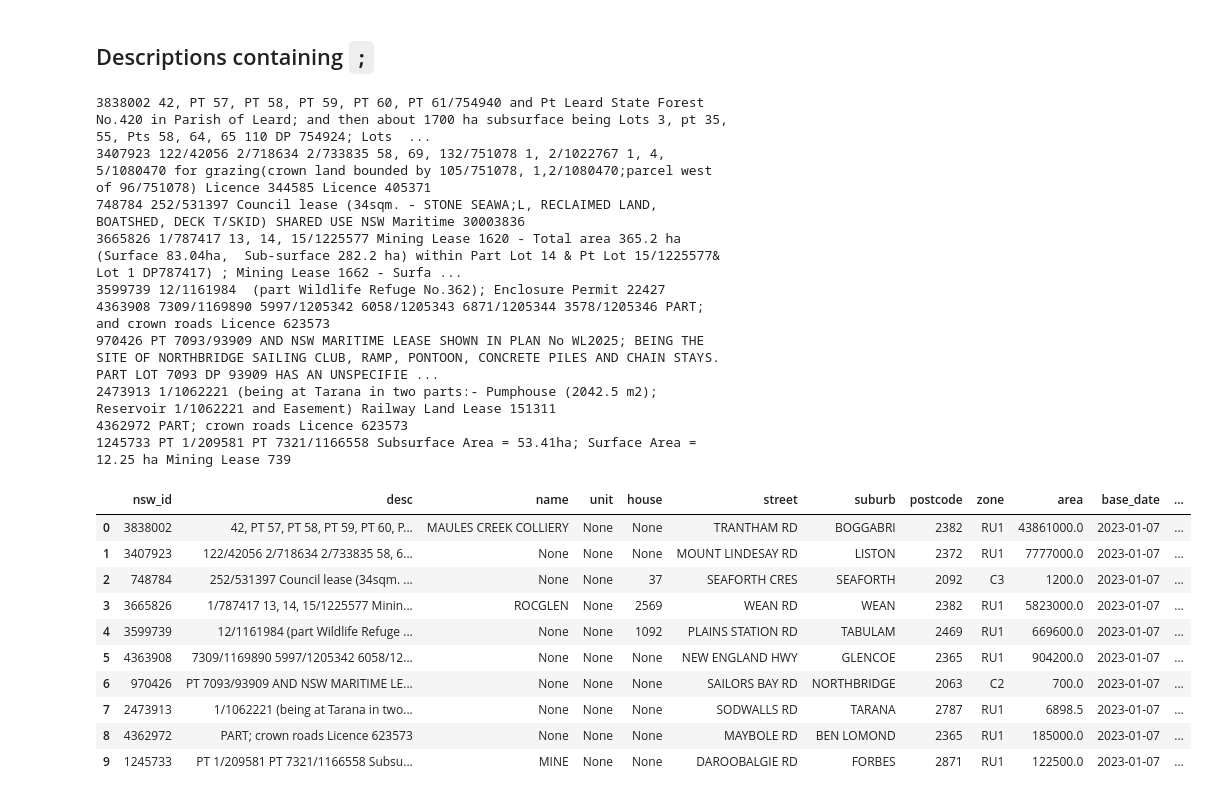
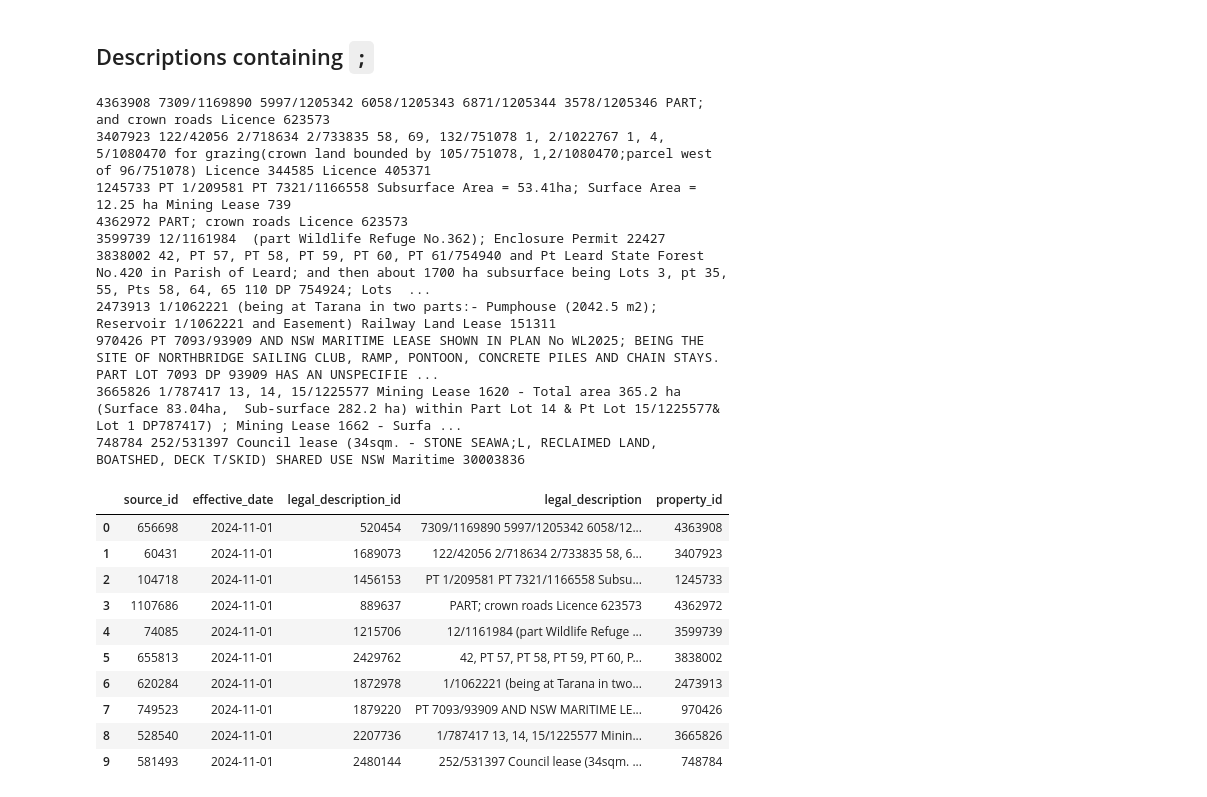
Before and after one commit to AKST/Australian-Address-Boundaries-Land-Property-Price-Database, a Jupyter notebook: pg_nswvg_property_desc.ipynb, the cells around one changed output. Cells and saved outputs as stored; diff of their text form; code cells hidden in the pictures.

```diff
--- a/pg_nswvg_property_desc.ipynb
+++ b/pg_nswvg_property_desc.ipynb
@@ -8,7 +8,7 @@ This notebook mostly exists to analysis the contents of the properties in the va
 Initialise the database client
 # %%
 from lib.service.database import DatabaseService
-from lib.service.database.defaults import instance_1_config
+from lib.service.database.defaults import DB_INSTANCE_MAP
 
-db = DatabaseService(instance_1_config)
+db = DatabaseService.create(DB_INSTANCE_MAP[1], 1)
 await db.wait_till_running()
@@ -161,24 +66,24 @@ Here we are just seeing which property descriptions seem to contain content that
 # %%
 from lib.pipeline.nsw_vg.property_description import parse_property_description
 
-rows = most_properties(limit=100, offset=2400)
-# rows = most_properties(limit=50, offset=200) # have not checked up to 1900
+rows = non_strata_items(10, 0)
 
 weird = []
 for i, row in rows.iterrows():
-    desc = rows.loc[i, 'desc']
+    desc = rows.loc[i, 'legal_description']
     remaining, expanded = parse_property_description(desc)
 
     if remaining:
         pprint({
-            'id': int(rows.loc[i, 'nsw_id']),
+            'id': int(rows.loc[i, 'property_id']),
             'description': desc,
             'remaining': remaining,
             # 'expanded': expanded,
         })
         weird.append(desc)
-pprint(weird)
+
+if len(weird) > 0:
+    pprint(weird)
 
 display(rows.iloc[:50])
-display(rows.iloc[50:])
 # %% [output]
@@ -236,24 +101,22 @@ display(rows.iloc[50:])
 # %%
-property_descriptions = get_by_properties_id((
+property_descriptions = non_strata_item_by_id((
     '570557', # 650/751743 Non-Irrigable Purchase 15
     '623846', # 1, 2, 3, 4, 5, 6, 7, 8, 9, 10, 11, 12, 13, 14, 15, 16, 17, 18, 19, 20, 21, 22, 23, 24, 25, 26, 27, 28, 29, CP/SP10943
     '1878087', # B/100895 6, PT 20/755520 Enclosure Permit 510145
     '1878096', # 1, 2, 3/133592 99/755520 153/755529 Enclosure Permit 50192
     '1878175', # PT 1/628296 1/705069
     '2681801', # 98/1066289 Mineral Claim 30854 Western Land Lease 14457
-    '2681809', # 26/1066289 Western Land Lease 14476 Western Land Lease 31572
     '2682051', # 44/1073508 253/1076808 Western Land Lease 16121
     '2682966', # 15/1073508 Mineral Claim 42522R Western Land Lease 14691
     '3625326', # Forest Permit OCP100015
     '3821010', # 1, 3, 4/366686 1, 2/435063 18, 70/755529 1, 2, 3, 4/1088131 1/1166347
     '3851809', # PT 6401/1257392 Railway Land Lease 221.0037
     '4483251', # 1, 2/199140 2/530749 82, 120, 181/756909 27, 57, 134, PT 135, 136, 137, 190, 202, PT 210, PT 211/756913
-    '4483252', # PT 135, PT 210, PT 211/756913 Wind Farm AN614034
     '3625277',
 ))
 
 for i, row in property_descriptions.iterrows():
-    desc = property_descriptions.loc[i, 'desc']
+    desc = property_descriptions.loc[i, 'legal_description']
     remaining, expanded = parse_property_description(desc)
     pprint({
         'description': desc,
@@ -306,40 +167,33 @@ get_gnaf_address(limit=20, offset=60)
 # %%
 from lib.pipeline.nsw_vg.property_description import parse_property_description
 
-rows = description_containing(';', limit=30, offset=0)
-# rows = most_properties(limit=50, offset=200) # have not checked up to 1900
+rows = non_strata_item_containing(';', limit=20, offset=0)
 
 weird = []
 for i, row in rows.iterrows():
-    desc = rows.loc[i, 'desc']
-    print(int(rows.loc[i, 'nsw_id']), desc)
-    # pprint({
-    #     'id': int(rows.loc[i, 'nsw_id']),
-    #     'description': desc,
-    #     'remaining': remaining,
-    #     # 'expanded': expanded,
-    # })
+    desc = rows.loc[i, 'legal_description']
+    print(int(rows.loc[i, 'property_id']), desc)
 
 display(rows.iloc[:])
 # %% [output]
+4363908 7309/1169890 5997/1205342 6058/1205343 6871/1205344 3578/1205346 PART; and crown roads Licence 623573
+3407923 122/42056 2/718634 2/733835 58, 69, 132/751078 1, 2/1022767 1, 4, 5/1080470 for grazing(crown land bounded by 105/751078, 1,2/1080470;parcel west of 96/751078) Licence 344585 Licence 405371
+1245733 PT 1/209581 PT 7321/1166558 Subsurface Area = 53.41ha; Surface Area = 12.25 ha Mining Lease 739
+4362972 PART; crown roads Licence 623573
+3599739 12/1161984  (part Wildlife Refuge No.362); Enclosure Permit 22427
 3838002 42, PT 57, PT 58, PT 59, PT 60, PT 61/754940 and Pt Leard State Forest No.420 in Parish of Leard; and then about 1700 ha subsurface being Lots 3, pt 35, 55, Pts 58, 64, 65 110 DP 754924; Lots  ...
-3407923 122/42056 2/718634 2/733835 58, 69, 132/751078 1, 2/1022767 1, 4, 5/1080470 for grazing(crown land bounded by 105/751078, 1,2/1080470;parcel west of 96/751078) Licence 344585 Licence 405371
+2473913 1/1062221 (being at Tarana in two parts:- Pumphouse (2042.5 m2);  Reservoir 1/1062221 and Easement) Railway Land Lease 151311
+970426 PT 7093/93909 AND NSW MARITIME LEASE SHOWN IN PLAN No WL2025; BEING THE SITE OF NORTHBRIDGE SAILING CLUB, RAMP, PONTOON, CONCRETE PILES AND CHAIN STAYS. PART LOT 7093 DP 93909 HAS AN UNSPECIFIE ...
+3665826 1/787417 13, 14, 15/1225577 Mining Lease 1620 - Total area 365.2 ha (Surface 83.04ha,  Sub-surface 282.2 ha) within Part Lot 14 & Pt Lot 15/1225577& Lot 1 DP787417) ; Mining Lease 1662 - Surfa ...
 748784 252/531397 Council lease (34sqm. - STONE SEAWA;L, RECLAIMED LAND, BOATSHED, DECK T/SKID) SHARED USE NSW Maritime 30003836
-3665826 1/787417 13, 14, 15/1225577 Mining Lease 1620 - Total area 365.2 ha (Surface 83.04ha,  Sub-surface 282.2 ha) within Part Lot 14 & Pt Lot 15/1225577& Lot 1 DP787417) ; Mining Lease 1662 - Surfa ...
-3599739 12/1161984  (part Wildlife Refuge No.362); Enclosure Permit 22427
-4363908 7309/1169890 5997/1205342 6058/1205343 6871/1205344 3578/1205346 PART; and crown roads Licence 623573
-970426 PT 7093/93909 AND NSW MARITIME LEASE SHOWN IN PLAN No WL2025; BEING THE SITE OF NORTHBRIDGE SAILING CLUB, RAMP, PONTOON, CONCRETE PILES AND CHAIN STAYS. PART LOT 7093 DP 93909 HAS AN UNSPECIFIE ...
-2473913 1/1062221 (being at Tarana in two parts:- Pumphouse (2042.5 m2);  Reservoir 1/1062221 and Easement) Railway Land Lease 151311
-4362972 PART; crown roads Licence 623573
-1245733 PT 1/209581 PT 7321/1166558 Subsurface Area = 53.41ha; Surface Area = 12.25 ha Mining Lease 739
-|  | nsw_id | desc | name | unit | house | street | suburb | postcode | zone | area | base_date | ... |
-| 0 | 3838002 | 42, PT 57, PT 58, PT 59, PT 60, P... | MAULES CREEK COLLIERY | None | None | TRANTHAM RD | BOGGABRI | 2382 | RU1 | 43861000.0 | 2023-01-07 | ... |
-| 1 | 3407923 | 122/42056 2/718634 2/733835 58, 6... | None | None | None | MOUNT LINDESAY RD | LISTON | 2372 | RU1 | 7777000.0 | 2023-01-07 | ... |
-| 2 | 748784 | 252/531397 Council lease (34sqm. ... | None | None | 37 | SEAFORTH CRES | SEAFORTH | 2092 | C3 | 1200.0 | 2023-01-07 | ... |
-| 3 | 3665826 | 1/787417 13, 14, 15/1225577 Minin... | ROCGLEN | None | 2569 | WEAN RD | WEAN | 2382 | RU1 | 5823000.0 | 2023-01-07 | ... |
-| 4 | 3599739 | 12/1161984 (part Wildlife Refuge ... | None | None | 1092 | PLAINS STATION RD | TABULAM | 2469 | RU1 | 669600.0 | 2023-01-07 | ... |
-| 5 | 4363908 | 7309/1169890 5997/1205342 6058/12... | None | None | None | NEW ENGLAND HWY | GLENCOE | 2365 | RU1 | 904200.0 | 2023-01-07 | ... |
-| 6 | 970426 | PT 7093/93909 AND NSW MARITIME LE... | None | None | None | SAILORS BAY RD | NORTHBRIDGE | 2063 | C2 | 700.0 | 2023-01-07 | ... |
-| 7 | 2473913 | 1/1062221 (being at Tarana in two... | None | None | None | SODWALLS RD | TARANA | 2787 | RU1 | 6898.5 | 2023-01-07 | ... |
-| 8 | 4362972 | PART; crown roads Licence 623573 | None | None | None | MAYBOLE RD | BEN LOMOND | 2365 | RU1 | 185000.0 | 2023-01-07 | ... |
-| 9 | 1245733 | PT 1/209581 PT 7321/1166558 Subsu... | MINE | None | None | DAROOBALGIE RD | FORBES | 2871 | RU1 | 122500.0 | 2023-01-07 | ... |
+|  | source_id | effective_date | legal_description_id | legal_description | property_id |
+| 0 | 656698 | 2024-11-01 | 520454 | 7309/1169890 5997/1205342 6058/12... | 4363908 |
+| 1 | 60431 | 2024-11-01 | 1689073 | 122/42056 2/718634 2/733835 58, 6... | 3407923 |
+| 2 | 104718 | 2024-11-01 | 1456153 | PT 1/209581 PT 7321/1166558 Subsu... | 1245733 |
+| 3 | 1107686 | 2024-11-01 | 889637 | PART; crown roads Licence 623573 | 4362972 |
+| 4 | 74085 | 2024-11-01 | 1215706 | 12/1161984 (part Wildlife Refuge ... | 3599739 |
+| 5 | 655813 | 2024-11-01 | 2429762 | 42, PT 57, PT 58, PT 59, PT 60, P... | 3838002 |
+| 6 | 620284 | 2024-11-01 | 1872978 | 1/1062221 (being at Tarana in two... | 2473913 |
+| 7 | 749523 | 2024-11-01 | 1879220 | PT 7093/93909 AND NSW MARITIME LE... | 970426 |
+| 8 | 528540 | 2024-11-01 | 2207736 | 1/787417 13, 14, 15/1225577 Minin... | 3665826 |
+| 9 | 581493 | 2024-11-01 | 2480144 | 252/531397 Council lease (34sqm. ... | 748784 |
```
Also changed, not shown: parts of 5 cells of this notebook, 10 other files.
